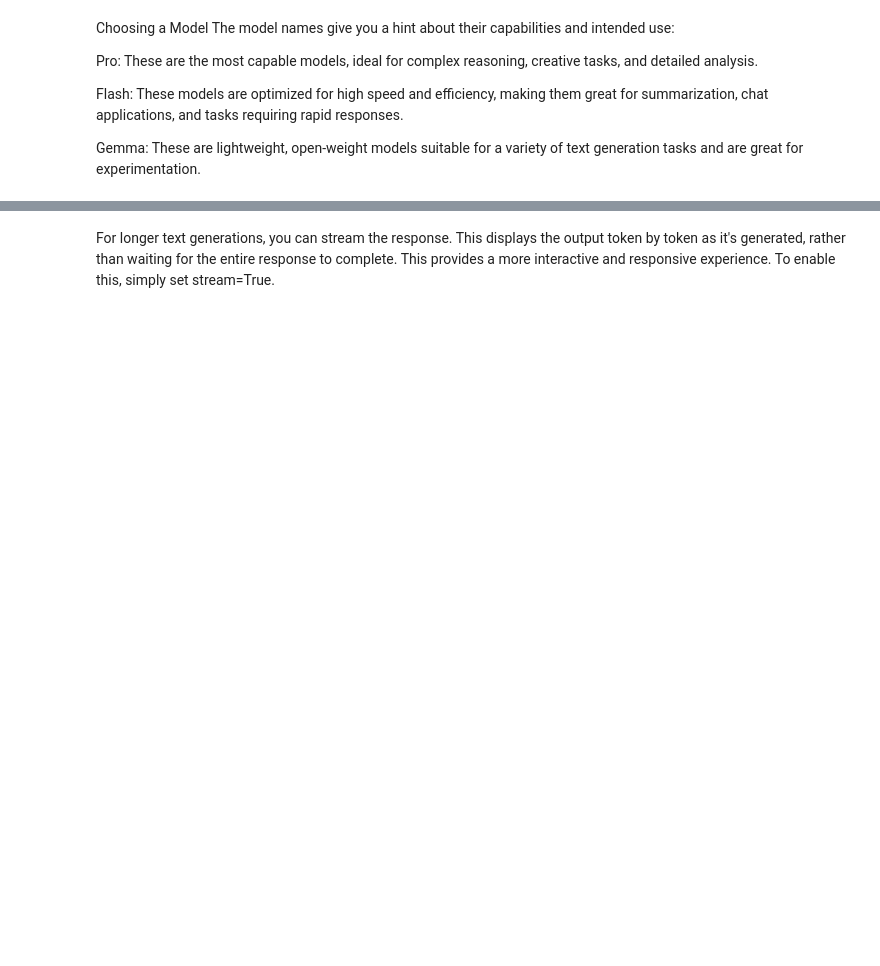
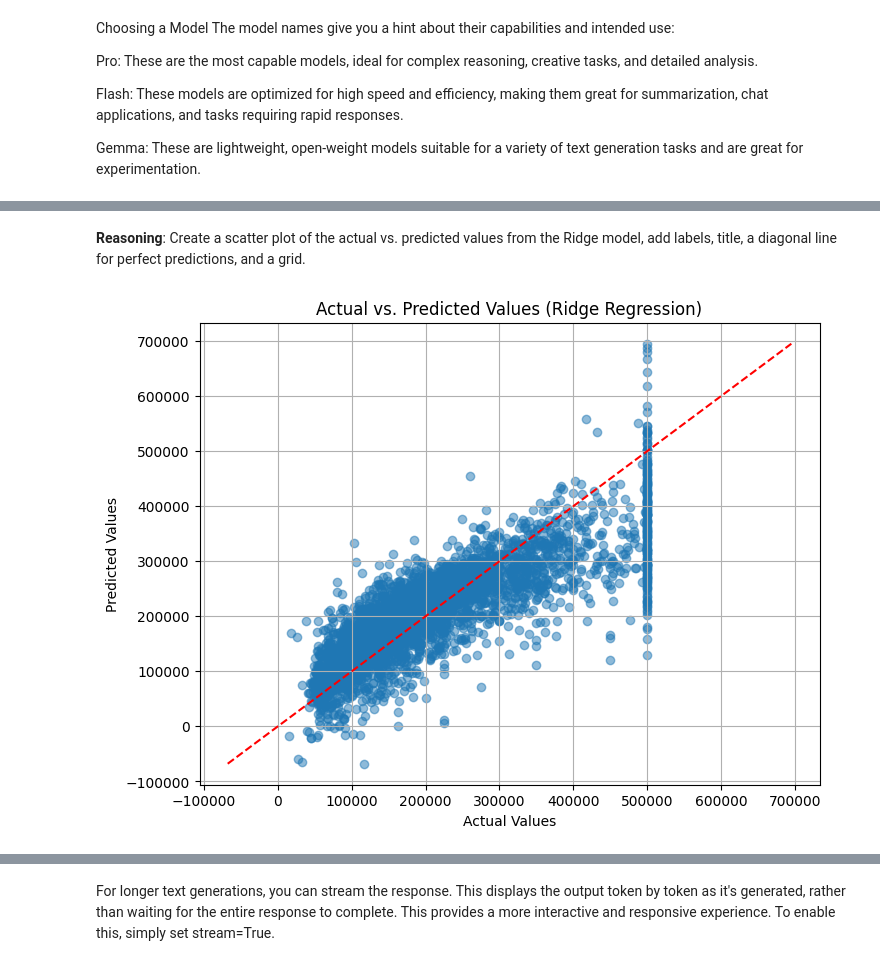
Before and after one commit to microsoft/.github, a Jupyter notebook: notebooks/Getting_started_with_google_colab_ai.ipynb, the cells around one changed output, grey strips where cells are left out. Cells and saved outputs as stored; diff of their text form; code cells hidden in the pictures; blank space fills up the shorter version.

```diff
--- a/notebooks/Getting_started_with_google_colab_ai.ipynb
+++ b/notebooks/Getting_started_with_google_colab_ai.ipynb
@@ -35,0 +241,27 @@ Gemma: These are lightweight, open-weight models suitable for a variety of text
+# %% [markdown]
+**Reasoning**:
+Create a scatter plot of the actual vs. predicted values from the Ridge model, add labels, title, a diagonal line for perfect predictions, and a grid.
+# %%
+import matplotlib.pyplot as plt
+
+# Create a scatter plot of actual vs. predicted values for the Ridge model
+plt.figure(figsize=(8, 6))
+plt.scatter(y_test, y_pred_ridge, alpha=0.5)
+
+# Add labels and title
+plt.xlabel('Actual Values')
+plt.ylabel('Predicted Values')
+plt.title('Actual vs. Predicted Values (Ridge Regression)')
+
+# Add a diagonal line for perfect predictions
+# Determine the range for the diagonal line based on both actual and predicted values
+plot_range = [min(y_test.min(), y_pred_ridge.min()), max(y_test.max(), y_pred_ridge.max())]
+plt.plot(plot_range, plot_range, color='red', linestyle='--')
+
+# Add a grid
+plt.grid(True)
+
+# Show the plot
+plt.show()
+# %% [output]
+[figure, added]
```
Also changed, not shown: parts of 100 cells of this notebook.
